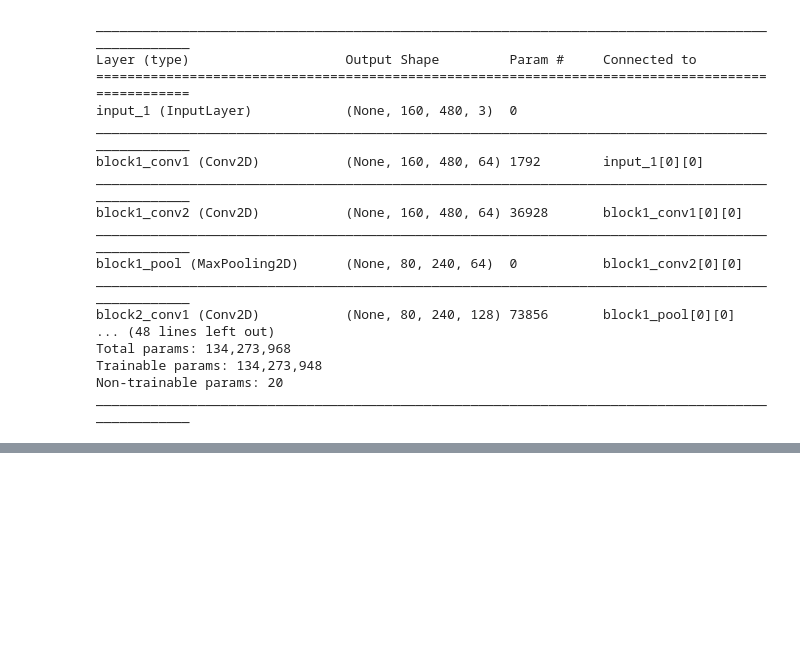
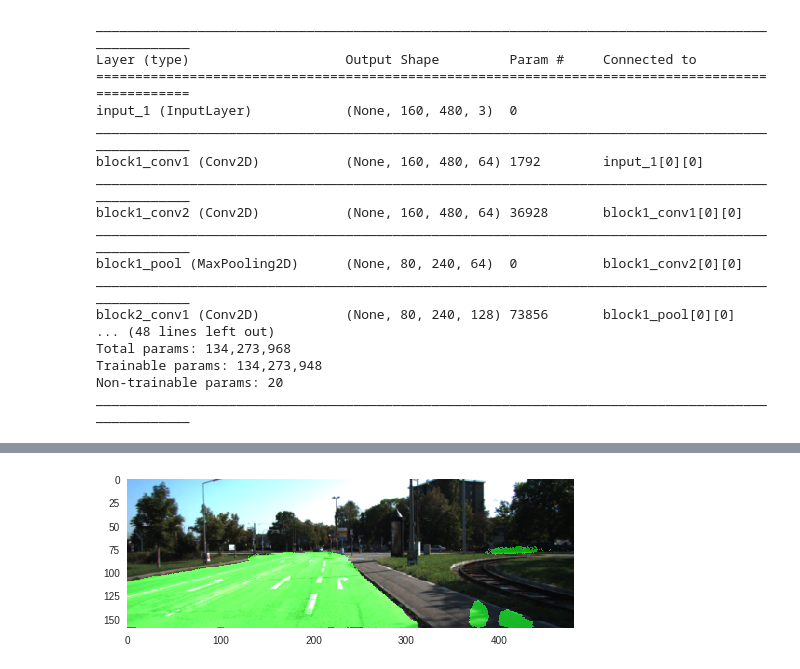
Before and after one commit to JustinHeaton/fully-convolutional-networks, a Jupyter notebook: FCN16.ipynb, the cells around one changed output, grey strips where cells are left out. Cells and saved outputs as stored; diff of their text form; code cells hidden in the pictures; blank space fills up the shorter version.

Commit message:
show outputs in notebooks

```diff
--- a/FCN16.ipynb
+++ b/FCN16.ipynb
@@ -157,5 +157,4 @@ train_generator = training_generator('data_road/training', (160,480), batch_size
 val_generator = validation_generator('data_road/training', (160,480), batch_size=batch_size, training=False)
 fcn16_history = fcn16.fit_generator(train_generator, steps_per_epoch = num_training//batch_size,
                     epochs = 25, verbose = 1, validation_data = val_generator,
-                    validation_steps = (num_samples - num_training)//batch_size, callbacks=[checkpoint],
-                                   initial_epoch=14)
+                    validation_steps = (num_samples - num_training)//batch_size, callbacks=[checkpoint])
@@ -165,5 +188,5 @@ plt.show()
 # %%
-fcn32.load_weights('fcn32_weights.h5')
+fcn16.load_weights('fcn16_weights.h5')
 # %%
 test_image = imresize(imread('data_road/testing/image_2/um_000000.png'), (160,480))
 plt.grid('off')
@@ -193,7 +226,6 @@ plt.imshow(mask.astype('uint8')*255);
-# %%
-pred = fcn16.predict(test_image.reshape(1,160,480,3))
-mask = np.dstack((np.zeros_like(pred[0,:,:,0]),
-                 np.round(pred[0,:,:,1]),
-                 np.zeros_like(pred[0,:,:,0])))
-plt.grid('off')
-plt.imshow(mask.astype('uint8')*255);
+# %%
+output = cv2.addWeighted(test_image, 1.0, mask.astype('uint8')*255, 0.6, 0)
+plt.grid('off')
+plt.imshow(output);
+# %% [output]
+[figure, added]
```
Also changed, not shown: parts of 7 cells of this notebook, 2 other files.
